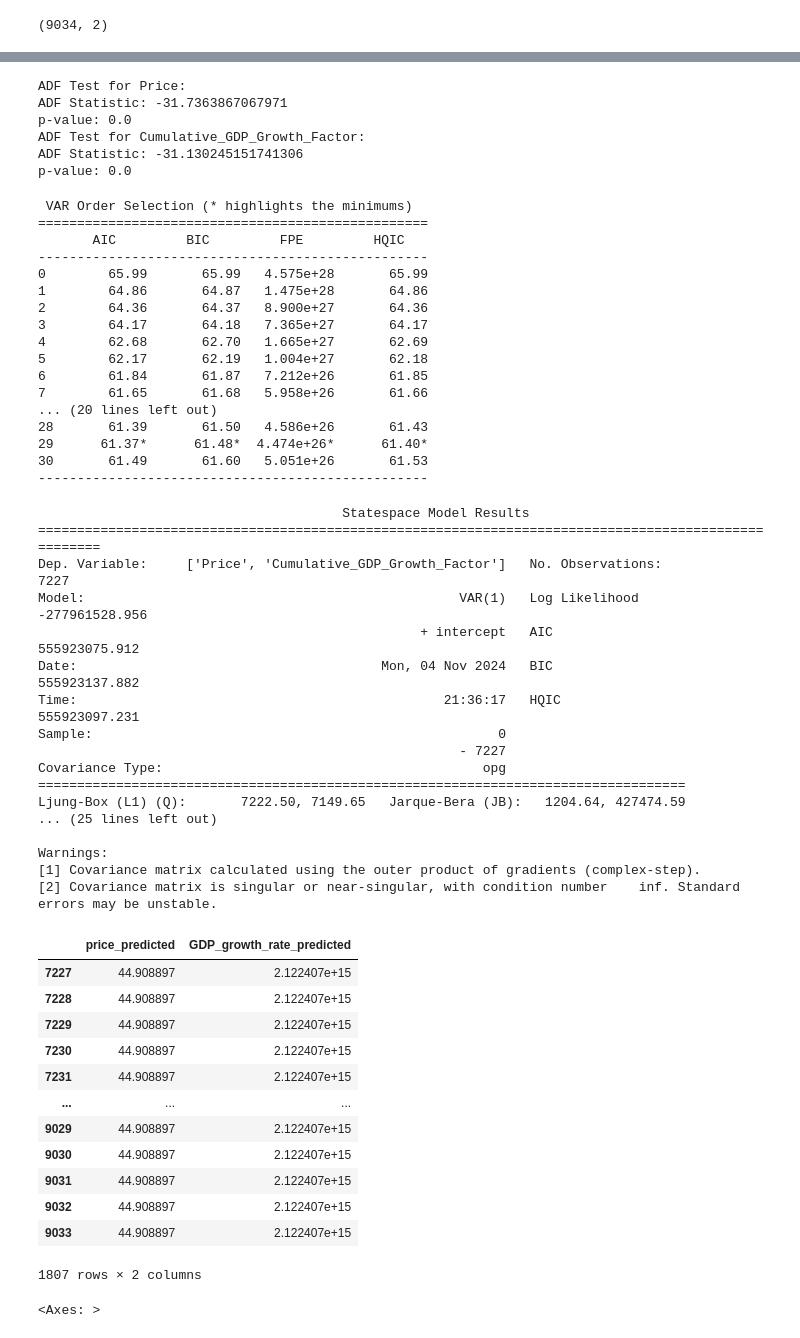
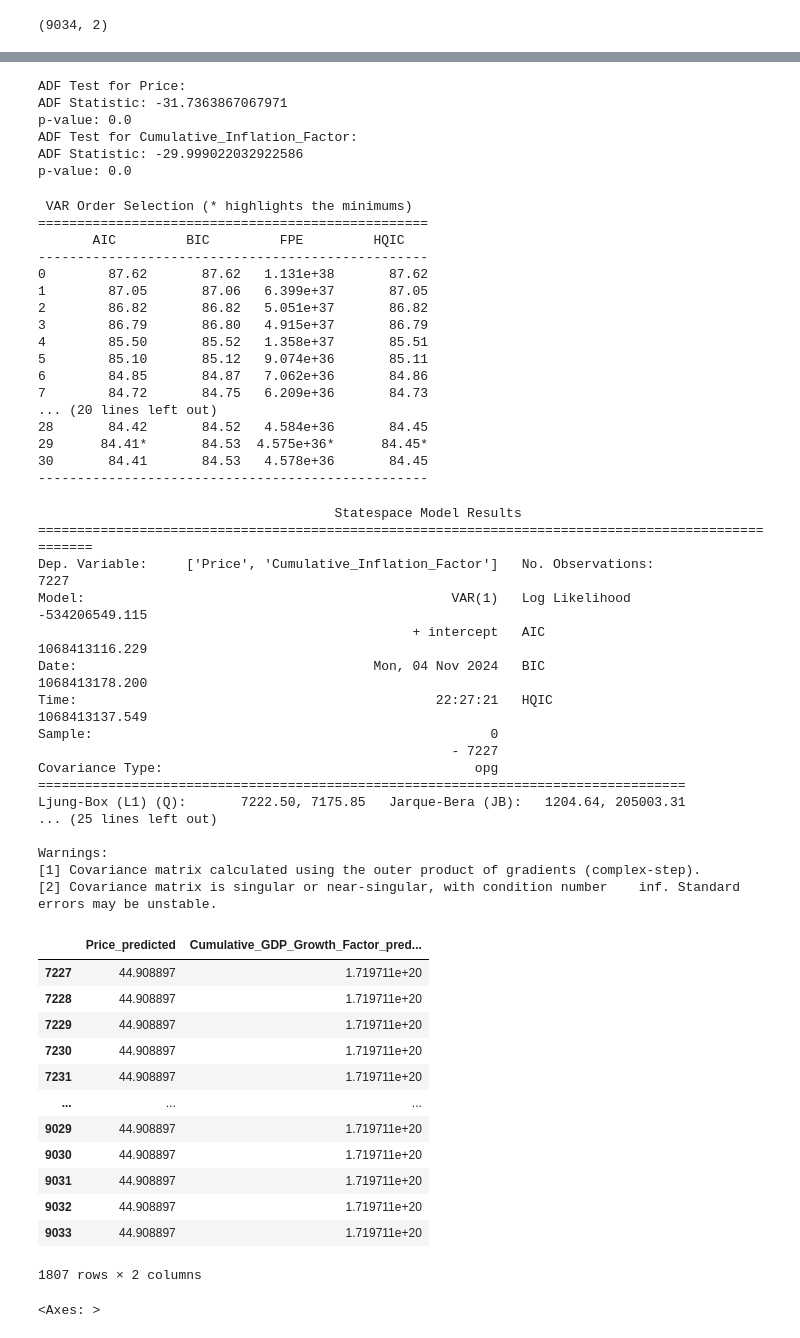
Before and after one commit to wolderufael/Brent_Oil_Price_Change_point_Analysis, a Jupyter notebook: notebook/statistical_and_econometric_model.ipynb, the cells around one changed output, grey strips where cells are left out. Drawn from its saved outputs; the diff is of its cells as text; code cells hidden in the pictures.

Commit message:
optimizing VAR model

```diff
--- a/notebook/statistical_and_econometric_model.ipynb
+++ b/notebook/statistical_and_econometric_model.ipynb
@@ -519,7 +519,8 @@ p-value: 0.0
 The series is stationary
 # %%
 # macro_data=data[['Price','EUR_USD_Ex_rate','Cumulative_GDP_Growth_Factor','Cumulative_Inflation_Factor','Daily_Unemployment_Rate']]
-macro_data=data[['Price','Cumulative_GDP_Growth_Factor']]
+# macro_data=data[['Price','Cumulative_GDP_Growth_Factor']]
+macro_data=data[['Price','Cumulative_Inflation_Factor']]
 print(macro_data.shape)
 # %% [output]
 (9034, 2)
@@ -542,8 +547,8 @@ for column in train_df.columns:
 ADF Test for Price:
 ADF Statistic: -31.7363867067971
 p-value: 0.0
-ADF Test for Cumulative_GDP_Growth_Factor:
-ADF Statistic: -31.130245151741306
+ADF Test for Cumulative_Inflation_Factor:
+ADF Statistic: -29.999022032922586
 p-value: 0.0
 # %%
 #  from statsmodels.graphics.tsaplots import plot_acf, plot_pacf
@@ -557,37 +562,39 @@ print(sorted_order.summary())
 ==================================================
        AIC         BIC         FPE         HQIC
 --------------------------------------------------
-0        65.99       65.99   4.575e+28       65.99
-1        64.86       64.87   1.475e+28       64.86
-2        64.36       64.37   8.900e+27       64.36
-3        64.17       64.18   7.365e+27       64.17
-4        62.68       62.70   1.665e+27       62.69
-5        62.17       62.19   1.004e+27       62.18
-6        61.84       61.87   7.212e+26       61.85
-7        61.65       61.68   5.958e+26       61.66
+0        87.62       87.62   1.131e+38       87.62
+1        87.05       87.06   6.399e+37       87.05
+2        86.82       86.82   5.051e+37       86.82
+3        86.79       86.80   4.915e+37       86.79
+4        85.50       85.52   1.358e+37       85.51
+5        85.10       85.12   9.074e+36       85.11
+6        84.85       84.87   7.062e+36       84.86
+7        84.72       84.75   6.209e+36       84.73
 ... (20 lines left out)
-28       61.39       61.50   4.586e+26       61.43
-29      61.37*      61.48*  4.474e+26*      61.40*
-30       61.49       61.60   5.051e+26       61.53
+28       84.42       84.52   4.584e+36       84.45
+29      84.41*       84.53  4.575e+36*      84.45*
+30       84.41       84.53   4.578e+36       84.45
 --------------------------------------------------
 # %%
 from statsmodels.tsa.statespace.varmax import VARMAX
 var_model = VARMAX(train_df, order=(1,0),enforce_stationarity= True)
 fitted_model = var_model.fit(disp=False)
+# var_model = VAR(train_df.diff()[1:].diff()[1:].diff()[1:])
+# fitted_model = var_model.fit(1)
 print(fitted_model.summary())
 # %% [output]
-                                       Statespace Model Results
-=====================================================================================================
-Dep. Variable:     ['Price', 'Cumulative_GDP_Growth_Factor']   No. Observations:                 7227
-Model:                                                VAR(1)   Log Likelihood          -277961528.956
-                                                 + intercept   AIC                      555923075.912
-Date:                                       Mon, 04 Nov 2024   BIC                      555923137.882
-Time:                                               21:36:17   HQIC                     555923097.231
-Sample:                                                    0
-                                                      - 7227
-Covariance Type:                                         opg
+                                      Statespace Model Results
+====================================================================================================
+Dep. Variable:     ['Price', 'Cumulative_Inflation_Factor']   No. Observations:                 7227
+Model:                                               VAR(1)   Log Likelihood          -534206549.115
+                                                + intercept   AIC                     1068413116.229
+Date:                                      Mon, 04 Nov 2024   BIC                     1068413178.200
+Time:                                              22:27:21   HQIC                    1068413137.549
+Sample:                                                   0
+                                                     - 7227
+Covariance Type:                                        opg
 ===================================================================================
-Ljung-Box (L1) (Q):       7222.50, 7149.65   Jarque-Bera (JB):   1204.64, 427474.59
+Ljung-Box (L1) (Q):       7222.50, 7175.85   Jarque-Bera (JB):   1204.64, 205003.31
 ... (25 lines left out)
 
 Warnings:
@@ -600,20 +607,20 @@ predict = fitted_model.get_prediction(start=len(train_df),end=len(train_df) + n_
 predictions=predict.predicted_mean
 # %%
-predictions.columns=['price_predicted','GDP_growth_rate_predicted']
+predictions.columns=['Price_predicted','Cumulative_GDP_Growth_Factor_predicted']
 predictions
 # %% [output]
-|  | price_predicted | GDP_growth_rate_predicted |
-| 7227 | 44.908897 | 2.122407e+15 |
-| 7228 | 44.908897 | 2.122407e+15 |
-| 7229 | 44.908897 | 2.122407e+15 |
-| 7230 | 44.908897 | 2.122407e+15 |
-| 7231 | 44.908897 | 2.122407e+15 |
+|  | Price_predicted | Cumulative_GDP_Growth_Factor_pred... |
+| 7227 | 44.908897 | 1.719711e+20 |
+| 7228 | 44.908897 | 1.719711e+20 |
+| 7229 | 44.908897 | 1.719711e+20 |
+| 7230 | 44.908897 | 1.719711e+20 |
+| 7231 | 44.908897 | 1.719711e+20 |
 | ... | ... | ... |
-| 9029 | 44.908897 | 2.122407e+15 |
-| 9030 | 44.908897 | 2.122407e+15 |
-| 9031 | 44.908897 | 2.122407e+15 |
-| 9032 | 44.908897 | 2.122407e+15 |
-| 9033 | 44.908897 | 2.122407e+15 |
+| 9029 | 44.908897 | 1.719711e+20 |
+| 9030 | 44.908897 | 1.719711e+20 |
+| 9031 | 44.908897 | 1.719711e+20 |
+| 9032 | 44.908897 | 1.719711e+20 |
+| 9033 | 44.908897 | 1.719711e+20 |
 1807 rows × 2 columns
 # %%
 test_vs_pred=pd.concat([test_df,predictions],axis=1)
```
Also changed, not shown: parts of 5 cells of this notebook, 1 other file.
